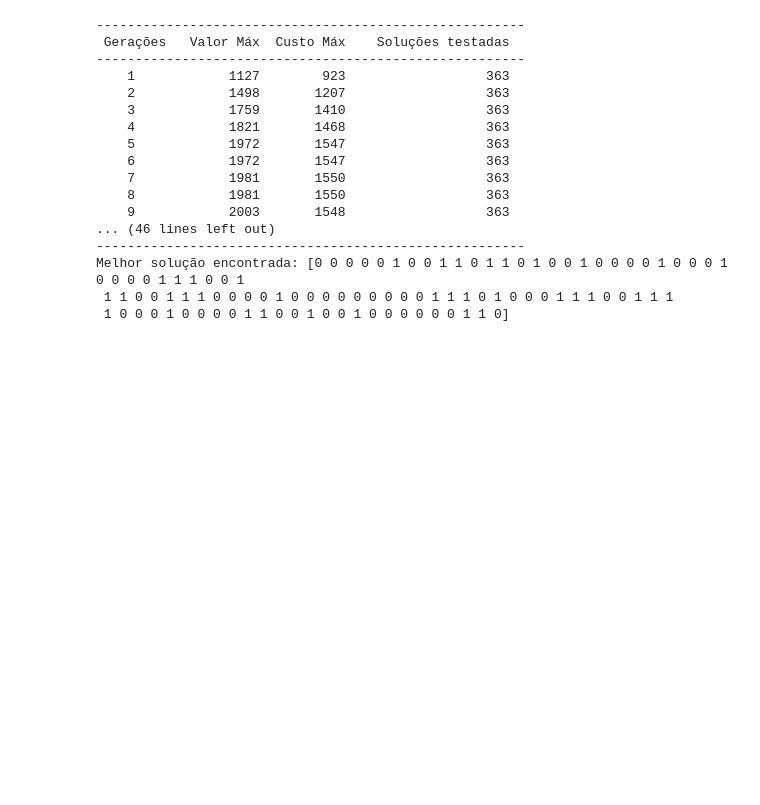
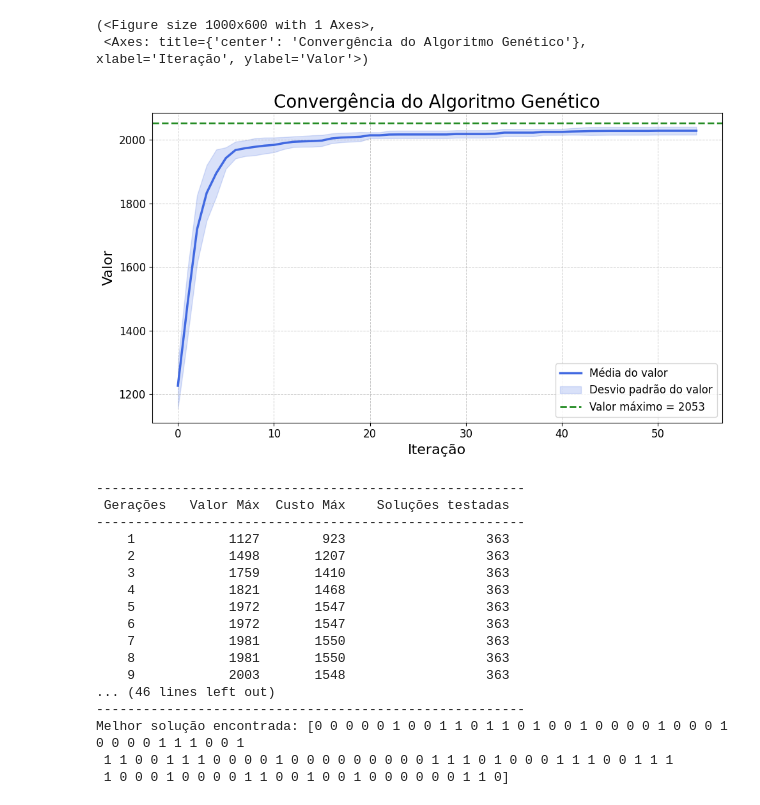
Before and after one commit to hellsdeur/knapsax, a Jupyter notebook: notebooks/ga.ipynb, the cells around one changed output. Cells and saved outputs as stored; diff of their text form; code cells hidden in the pictures; blank space fills up the shorter version.

Commit message:
Extract results from GA

```diff
--- a/notebooks/ga.ipynb
+++ b/notebooks/ga.ipynb
@@ -116,0 +15,3 @@ dados = np.array([
+# %%
+knapsack = Knapsack(instance_file="data/knapsack-instance.txt")
+knapsack
@@ -117,2 +20,9 @@ dados = np.array([
 # %%
-AG_Solver = AGenetico(dados, nr_geracoes = 55)
+ga = AGenetico(knapsack, nr_geracoes=55)
+# %%
+ga_stats = Stats(
+    n_runs=10,
+    algorithm_instance=ga
+)
+
+ga_stats.run()
@@ -119,2 +44,11 @@ AG_Solver = AGenetico(dados, nr_geracoes = 55)
+# %%
+ga_stats.plot_convergence(
+    title="Convergência do Algoritmo Genético",
+    savefig="./results/ga_convergence.png"
+)
+# %% [output]
+(<Figure size 1000x600 with 1 Axes>,
+ <Axes: title={'center': 'Convergência do Algoritmo Genético'}, xlabel='Iteração', ylabel='Valor'>)
+[figure, added]
 # %%
 # Chamar o metodo para resolver o problema
```
Also changed, not shown: parts of 6 cells of this notebook, 1 other file.
